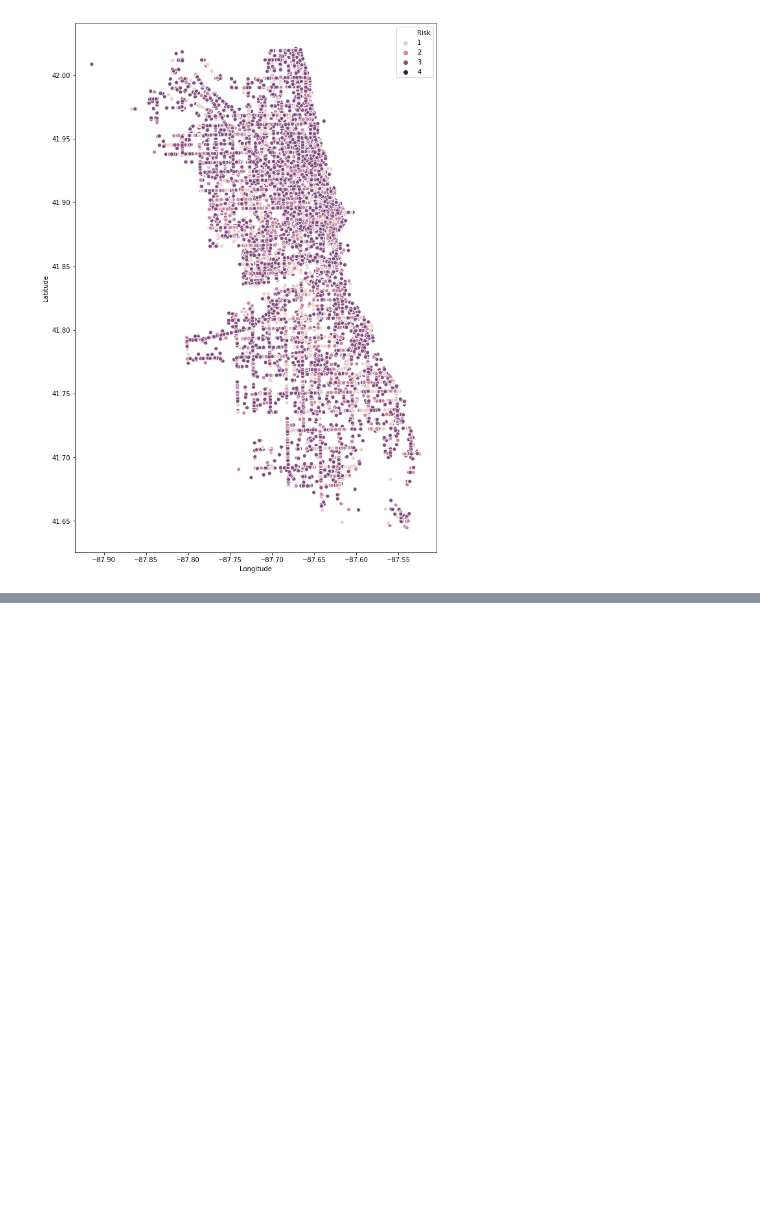
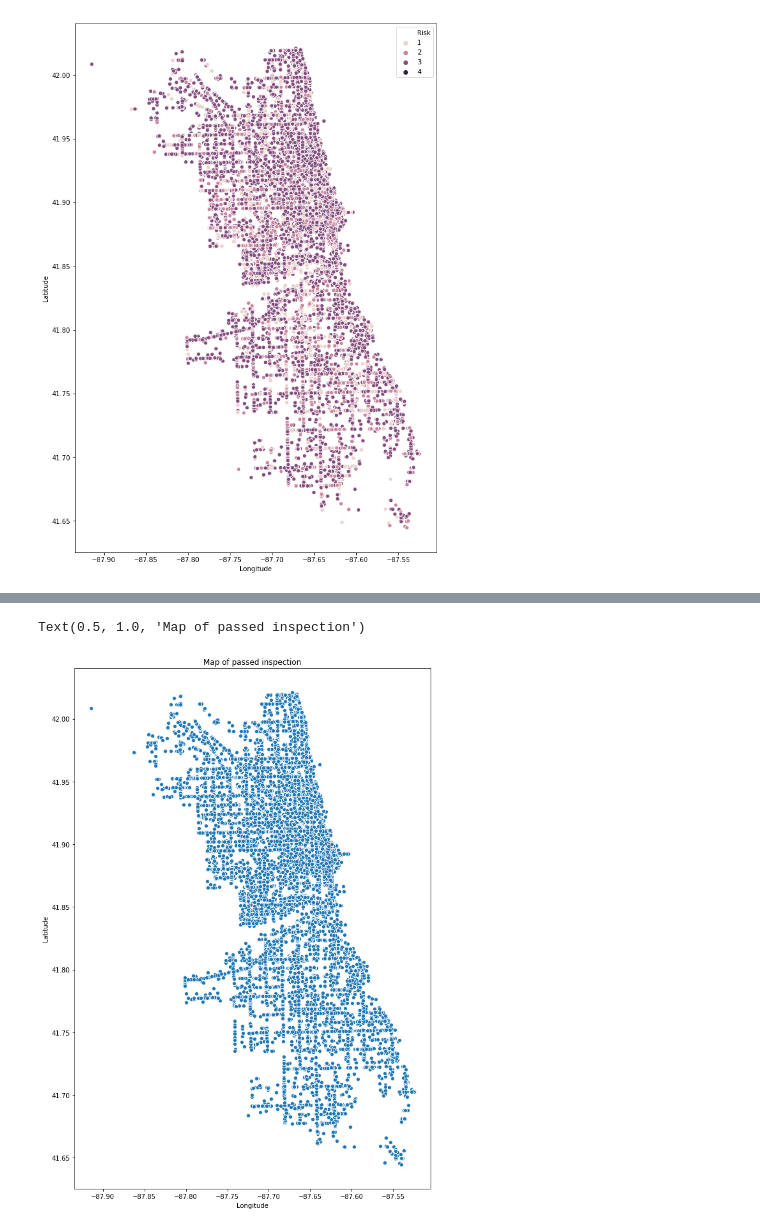
Before and after one commit to pierreschutz/ADA_Project, a Jupyter notebook: food_inspections.ipynb, the cells around one changed output, grey strips where cells are left out. Cells and saved outputs as stored; diff of their text form; code cells hidden in the pictures; blank space fills up the shorter version.

```diff
--- a/food_inspections.ipynb
+++ b/food_inspections.ipynb
@@ -1088,0 +1122,8 @@ sns.scatterplot(x='Longitude',y='Latitude', hue='Risk' ,data=inspection_data_eda
+# %%
+passed_inspections = inspection_data_eda[inspection_data_eda['Results'] == 'Pass']
+plt.figure(figsize=(10, 15))
+sns.scatterplot(x='Longitude',y='Latitude', data = passed_inspections )
+plt.title('Map of passed inspection')
+# %% [output]
+Text(0.5, 1.0, 'Map of passed inspection')
+[figure, added]
```
Also changed, not shown: parts of 29 cells of this notebook.
